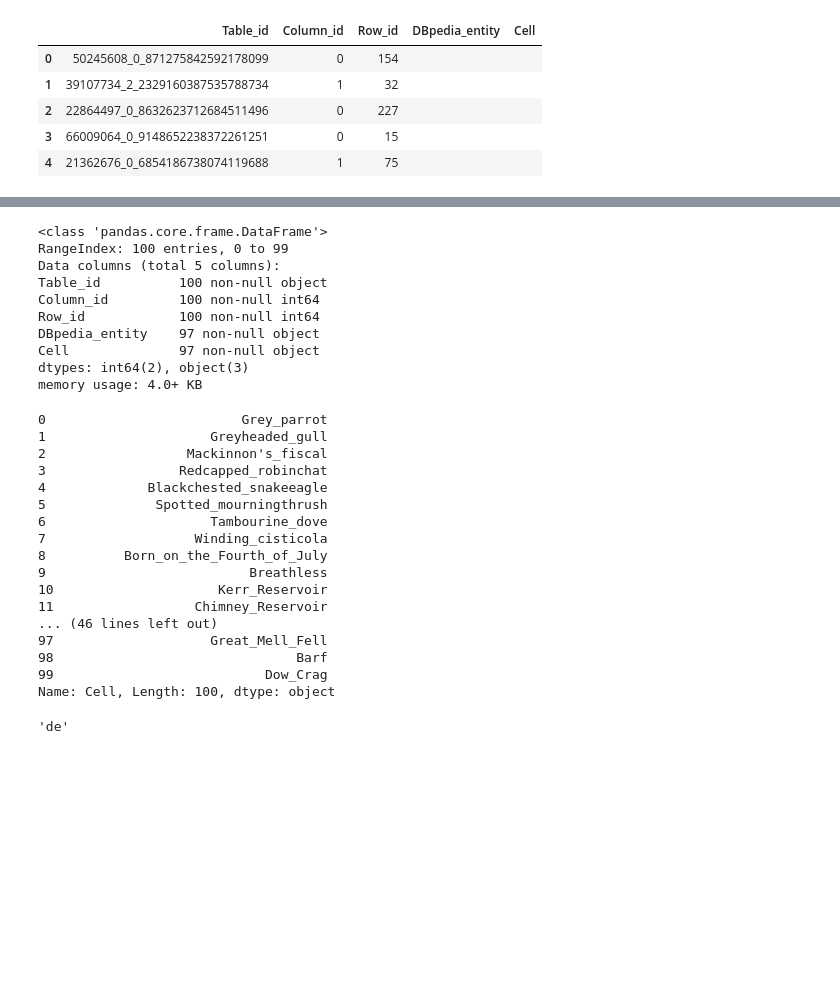
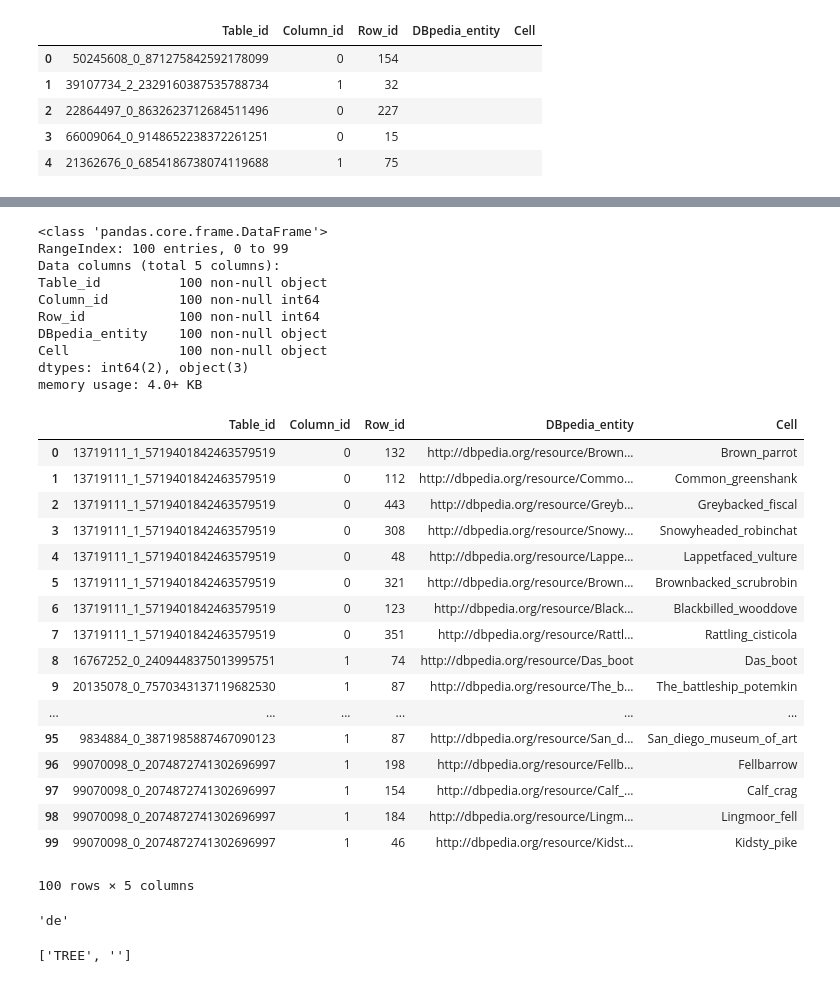
Before and after one commit to Agulaa/ISWC-2019-Cell-Entity-Annotation-CEA-Challenge, a Jupyter notebook: Round_1_tagret.ipynb, the cells around one changed output, grey strips where cells are left out. Cells and saved outputs as stored; diff of their text form; code cells hidden in the pictures; blank space fills up the shorter version.

```diff
--- a/Round_1_tagret.ipynb
+++ b/Round_1_tagret.ipynb
@@ -16,6 +16,9 @@ df_target.head()
 | 2 | 22864497_0_8632623712684511496 | 0 | 227 |  |  |
 | 3 | 66009064_0_9148652238372261251 | 0 | 15 |  |  |
 | 4 | 21362676_0_6854186738074119688 | 1 | 75 |  |  |
+# %%
+def capitalize_word(word):
+    return word.capitalize()
 # %%
 def remove_special_signs(word):
     result = ""
@@ -23,6 +26,11 @@ def remove_special_signs(word):
         if w.isalpha() or w=="'" or w.isspace():
             result += w
     return result
+# %%
+def delete_last_space(word):
+    if word[-1] == " ":
+        return word[:-1]
+    else: return word
 # %%
 def replace_space(word):
     try:
@@ -35,6 +43,8 @@ def find_entity(df, column_id, row_id):
     try:
         cell = df.iloc[row_id, column_id]
         cell = remove_special_signs(cell)
+        cell = capitalize_word(cell)
+        cell = delete_last_space(cell)
         cell = replace_space(cell)
         return f"http://dbpedia.org/resource/{cell}", cell
     except:
@@ -47,9 +57,9 @@ def make_for_row(row):
     global first_table
     table_id = row["Table_id"]
     if first_table == table_id:
-         df = pd.read_csv(f"../CEA_Round1/{table_id}.csv")
+         df = pd.read_csv(f"../CEA_Round1/{table_id}.csv", header=None)
     else:
-        df = pd.read_csv(f"../CEA_Round1/{table_id}.csv")
+        df = pd.read_csv(f"../CEA_Round1/{table_id}.csv", header=None)
         first_table = table_id
     column_id = row["Column_id"]
     row_id = row["Row_id"]
@@ -77,30 +87,31 @@ Data columns (total 5 columns):
 Table_id          100 non-null object
 Column_id         100 non-null int64
 Row_id            100 non-null int64
-DBpedia_entity    97 non-null object
-Cell              97 non-null object
+DBpedia_entity    100 non-null object
+Cell              100 non-null object
 dtypes: int64(2), object(3)
 memory usage: 4.0+ KB
-# %%
-df_target.iloc[:, 4]
-# %% [output]
-0                         Grey_parrot
-1                     Greyheaded_gull
-2                  Mackinnon's_fiscal
-3                 Redcapped_robinchat
-4             Blackchested_snakeeagle
-5              Spotted_mourningthrush
-6                     Tambourine_dove
-7                   Winding_cisticola
-8          Born_on_the_Fourth_of_July
-9                          Breathless
-10                     Kerr_Reservoir
-11                  Chimney_Reservoir
-... (46 lines left out)
-97                    Great_Mell_Fell
-98                               Barf
-99                           Dow_Crag
-Name: Cell, Length: 100, dtype: object
+# %%
+df_target.head(100)
+# %% [output]
+|  | Table_id | Column_id | Row_id | DBpedia_entity | Cell |
+| 0 | 13719111_1_5719401842463579519 | 0 | 132 | http://dbpedia.org/resource/Brown... | Brown_parrot |
+| 1 | 13719111_1_5719401842463579519 | 0 | 112 | http://dbpedia.org/resource/Commo... | Common_greenshank |
+| 2 | 13719111_1_5719401842463579519 | 0 | 443 | http://dbpedia.org/resource/Greyb... | Greybacked_fiscal |
+| 3 | 13719111_1_5719401842463579519 | 0 | 308 | http://dbpedia.org/resource/Snowy... | Snowyheaded_robinchat |
+| 4 | 13719111_1_5719401842463579519 | 0 | 48 | http://dbpedia.org/resource/Lappe... | Lappetfaced_vulture |
+| 5 | 13719111_1_5719401842463579519 | 0 | 321 | http://dbpedia.org/resource/Brown... | Brownbacked_scrubrobin |
+| 6 | 13719111_1_5719401842463579519 | 0 | 123 | http://dbpedia.org/resource/Black... | Blackbilled_wooddove |
+| 7 | 13719111_1_5719401842463579519 | 0 | 351 | http://dbpedia.org/resource/Rattl... | Rattling_cisticola |
+| 8 | 16767252_0_2409448375013995751 | 1 | 74 | http://dbpedia.org/resource/Das_boot | Das_boot |
+| 9 | 20135078_0_7570343137119682530 | 1 | 87 | http://dbpedia.org/resource/The_b... | The_battleship_potemkin |
+| ... | ... | ... | ... | ... | ... |
+| 95 | 9834884_0_3871985887467090123 | 1 | 87 | http://dbpedia.org/resource/San_d... | San_diego_museum_of_art |
+| 96 | 99070098_0_2074872741302696997 | 1 | 198 | http://dbpedia.org/resource/Fellb... | Fellbarrow |
+| 97 | 99070098_0_2074872741302696997 | 1 | 154 | http://dbpedia.org/resource/Calf_... | Calf_crag |
+| 98 | 99070098_0_2074872741302696997 | 1 | 184 | http://dbpedia.org/resource/Lingm... | Lingmoor_fell |
+| 99 | 99070098_0_2074872741302696997 | 1 | 46 | http://dbpedia.org/resource/Kidst... | Kidsty_pike |
+100 rows × 5 columns
 # %%
 from langdetect import detect
 # %%
@@ -111,0 +125,4 @@ lang
+# %%
+w
+# %% [output]
+['TREE', '']
```
Also changed, not shown: parts of 4 cells of this notebook.
